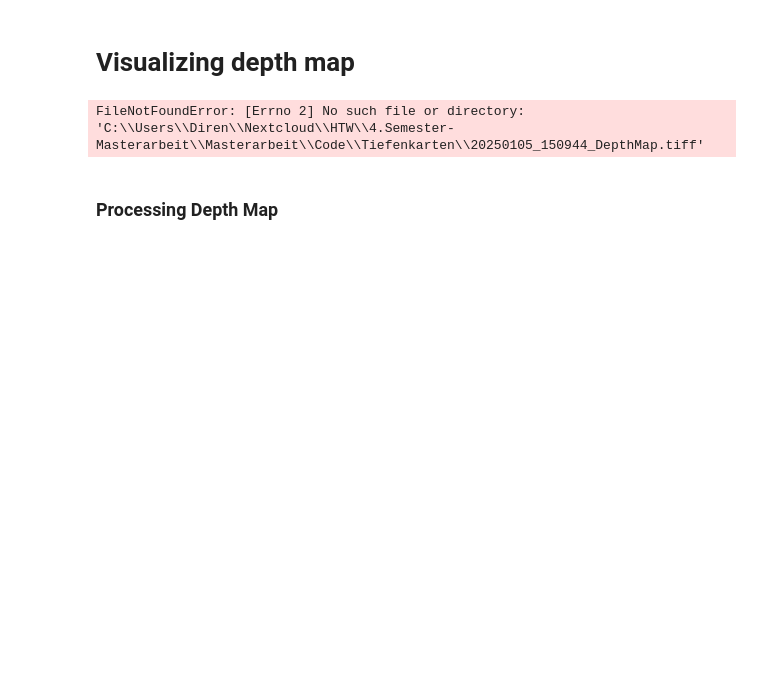
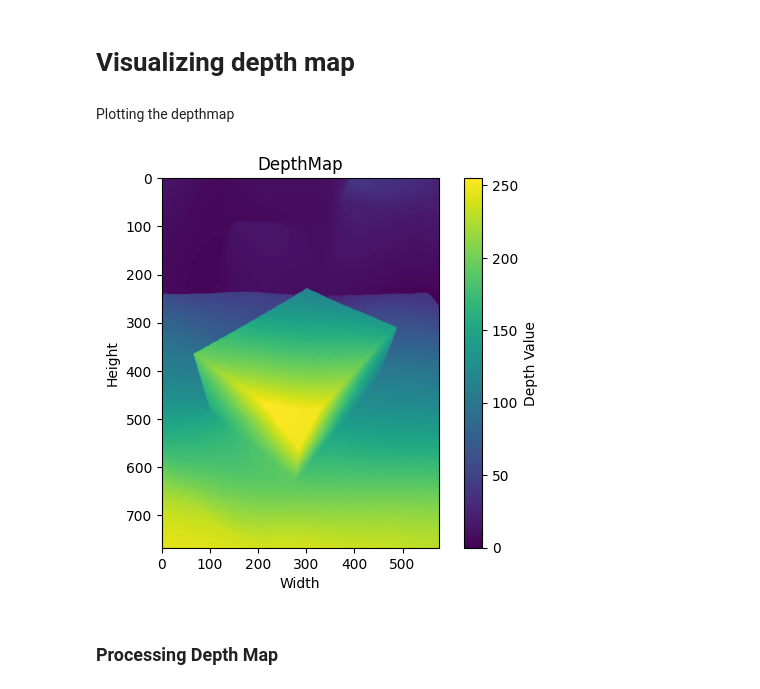
Before and after one commit to DirenCA/Masterthesis-Code, a Jupyter notebook: Testing and analyzing.ipynb, the cells around one changed output. Cells and saved outputs as stored; diff of their text form; code cells hidden in the pictures; blank space fills up the shorter version.

Commit message:
-changes in "Testing and analyzing.ipynb": adding the IPhone images. There is still some cleaning to do.

```diff
--- a/Testing and analyzing.ipynb
+++ b/Testing and analyzing.ipynb
@@ -14,2 +27,9 @@ IPhone Bilder Url
 # %%
-url = r"C:\Users\Diren\Nextcloud\HTW\4.Semester-Masterarbeit\Masterarbeit\Code\TestBilder\20250105_150944.jpg"
+url_Iphone = r"C:\Users\Diren\Nextcloud\HTW\4.Semester-Masterarbeit\Masterarbeit\Code\IphoneTestBilder\IMG_8173.jpg"
+output_dir_Iphone = r"C:\Users\Diren\Nextcloud\HTW\4.Semester-Masterarbeit\Masterarbeit\Code\IPhoneTiefenkarten"
+
+rgb_url_Iphone, depth_url_Iphone = transform_jpeg_to_depthmap_iphone(url_Iphone, output_dir_Iphone) #Nutzung unserer Funktion
+
+#Open Images
+depth_im_Iphone = Image.open(depth_url_Iphone)  # Quelle: https://stackoverflow.com/a/67346474
+rgb_im_Iphone = Image.open(rgb_url_Iphone)
@@ -50,3 +91,3 @@ Getting the images as numpy arrays for later use
 # %%
-depth_array = np.array(depth_im)  # getting the depthmap as a numpy array
-rgb_array = np.array(rgb_im)  # getting the rgb image as a numpy array
+depth_array_Iphone = np.array(depth_im_Iphone)  # getting the depthmap as a numpy array
+rgb_array_Iphone = np.array(rgb_im_Iphone)  # getting the rgb image as a numpy array
@@ -60,20 +106,17 @@ depth_3d = o3d.geometry.Image(np.ascontiguousarray(depth_array))
 # %% [markdown]
 # Visualizing depth map
+# %% [markdown]
+Plotting the depthmap
 # %%
-depth_im = Image.open(depth_image_url)  # Quelle: https://stackoverflow.com/a/67346474
-dm_width, dm_height = depth_im.size  # width and height of depthmap image
-
-depth_array = np.array(depth_im)  # getting the depthmap as a numpy array
-
 # plotting the depthmap
-plt.imshow(depth_array)
+plt.imshow(depth_array_Iphone)
 plt.colorbar(label="Depth Value")
 plt.title("DepthMap")
 plt.ylabel("Height")
 plt.xlabel("Width")
 plt.show()
 # %% [output]
-FileNotFoundError: [Errno 2] No such file or directory: 'C:\\Users\\Diren\\Nextcloud\\HTW\\4.Semester-Masterarbeit\\Masterarbeit\\Code\\Tiefenkarten\\20250105_150944_DepthMap.tiff'
+[figure, added]
 # %% [markdown]
 ### Processing Depth Map
 # %% [markdown]
```
Also changed, not shown: parts of 23 cells of this notebook.
